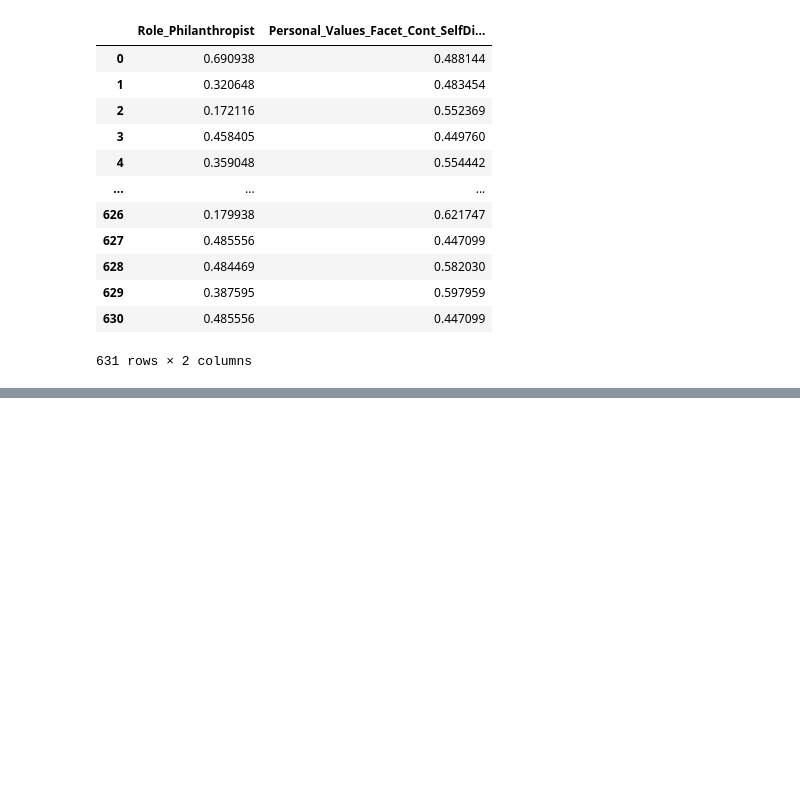
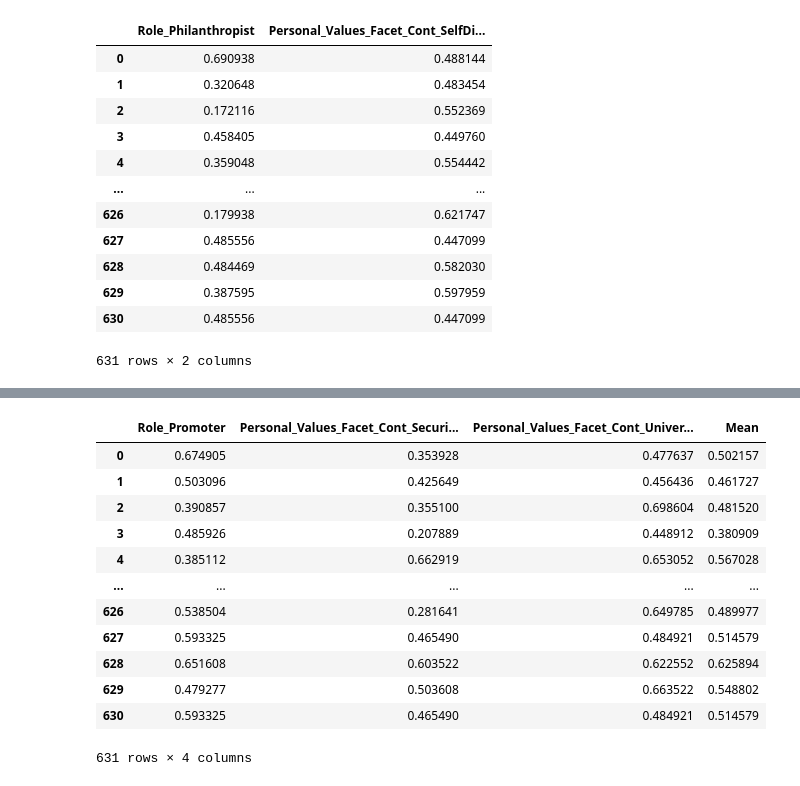
Before and after one commit to dindaslsbilla/coba, a Jupyter notebook: Untitled1.ipynb, the cells around one changed output, grey strips where cells are left out. Saved outputs shown, nothing was run; the diff lists cells and outputs as text; code cells hidden in the pictures; blank space fills up the shorter version.

Commit message:
add role promoter csv

```diff
--- a/Untitled1.ipynb
+++ b/Untitled1.ipynb
@@ -794,0 +839,25 @@ maingames_rolephilanthropist.to_csv('maingames_rolephilanthropist.csv')
+# %%
+rolepromoter_df=pd.read_csv('maingames_rolepromoter.csv')
+rolepromoter_df.mean(axis=0)
+rolepromoter_df.drop(columns=rolepromoter_df.columns[0],
+        axis=1,
+        inplace=True)
+rolepromoter_df.to_csv('maingames_rolepromoter.csv',index="False")
+mean_row=rolepromoter_df.mean(axis=1)
+rolepromoter_df['Mean']=mean_row
+rolepromoter_df.to_csv('maingames_rolepromoter.csv',index="False")
+rolepromoter_df
+# %% [output]
+|  | Role_Promoter | Personal_Values_Facet_Cont_Securi... | Personal_Values_Facet_Cont_Univer... | Mean |
+| 0 | 0.674905 | 0.353928 | 0.477637 | 0.502157 |
+| 1 | 0.503096 | 0.425649 | 0.456436 | 0.461727 |
+| 2 | 0.390857 | 0.355100 | 0.698604 | 0.481520 |
+| 3 | 0.485926 | 0.207889 | 0.448912 | 0.380909 |
+| 4 | 0.385112 | 0.662919 | 0.653052 | 0.567028 |
+| ... | ... | ... | ... | ... |
+| 626 | 0.538504 | 0.281641 | 0.649785 | 0.489977 |
+| 627 | 0.593325 | 0.465490 | 0.484921 | 0.514579 |
+| 628 | 0.651608 | 0.603522 | 0.622552 | 0.625894 |
+| 629 | 0.479277 | 0.503608 | 0.663522 | 0.548802 |
+| 630 | 0.593325 | 0.465490 | 0.484921 | 0.514579 |
+631 rows × 4 columns
```
Also changed, not shown: parts of 3 cells of this notebook, 2 other files.
